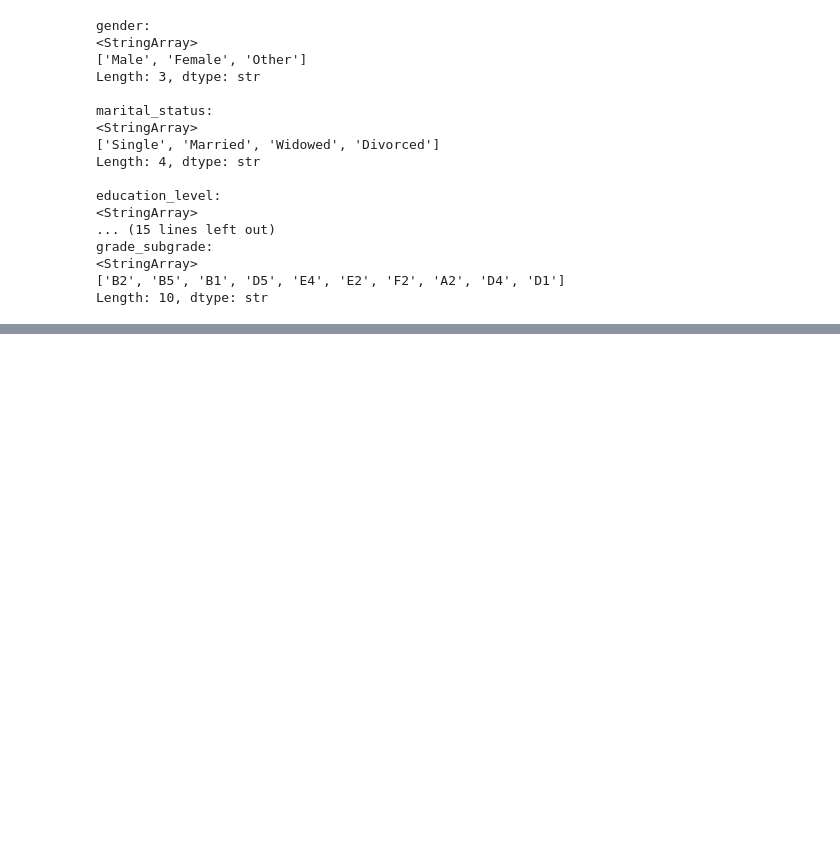
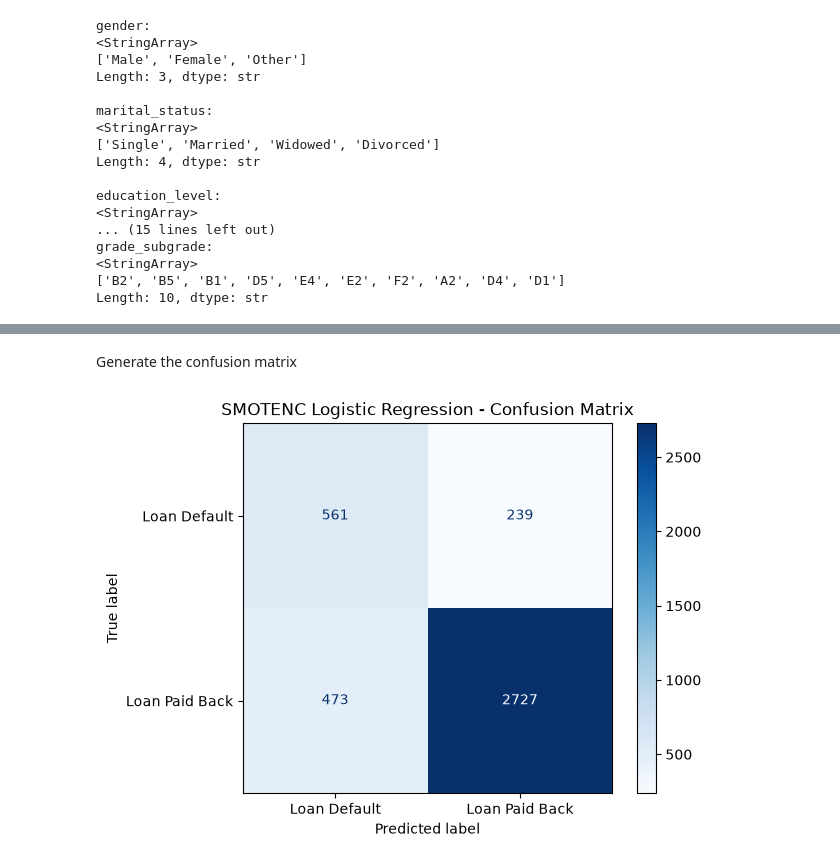
Before and after one commit to AnjulaSamaranayake/Loan-Default-DSS, a Jupyter notebook: notebooks/03_Modeling.ipynb, the cells around one changed output, grey strips where cells are left out. Cells and saved outputs as stored; diff of their text form; code cells hidden in the pictures; blank space fills up the shorter version.

Commit message:
Updated the modelling 03 file
class imbalance handled using SMOTENC and its connect with Logistic regression , But recall is 70%.

```diff
--- a/notebooks/03_Modeling.ipynb
+++ b/notebooks/03_Modeling.ipynb
@@ -458,0 +518,8 @@ Create a preprosseing
+# %%
+X_train_processed = preprocessor.fit_transform(
+    X_train_smotenc
+)
+
+X_test_processed = preprocessor.transform(
+    X_test_model_input
+)
@@ -458,0 +553,10 @@ Create a preprosseing
+# %%
+smotenc_lr_model = LogisticRegression(
+    max_iter=1000,
+    random_state=42
+)
+# %%
+smotenc_lr_model.fit(
+    X_train_processed,
+    y_train_smotenc
+)
@@ -458,0 +565,4 @@ Create a preprosseing
+# %%
+y_pred_smotenc_lr = smotenc_lr_model.predict(
+    X_test_processed
+)
@@ -458,0 +666,23 @@ Create a preprosseing
+# %% [markdown]
+Generate the confusion matrix
+# %%
+from sklearn.metrics import ConfusionMatrixDisplay
+import matplotlib.pyplot as plt
+
+cm = confusion_matrix(
+    y_test,
+    y_pred_smotenc_lr,
+    labels=[0, 1]
+)
+
+display = ConfusionMatrixDisplay(
+    confusion_matrix=cm,
+    display_labels=["Loan Default", "Loan Paid Back"]
+)
+
+display.plot(cmap="Blues", values_format="d")
+
+plt.title("SMOTENC Logistic Regression - Confusion Matrix")
+plt.show()
+# %% [output]
+[figure, added]
```
Also changed, not shown: parts of 17 cells of this notebook.
